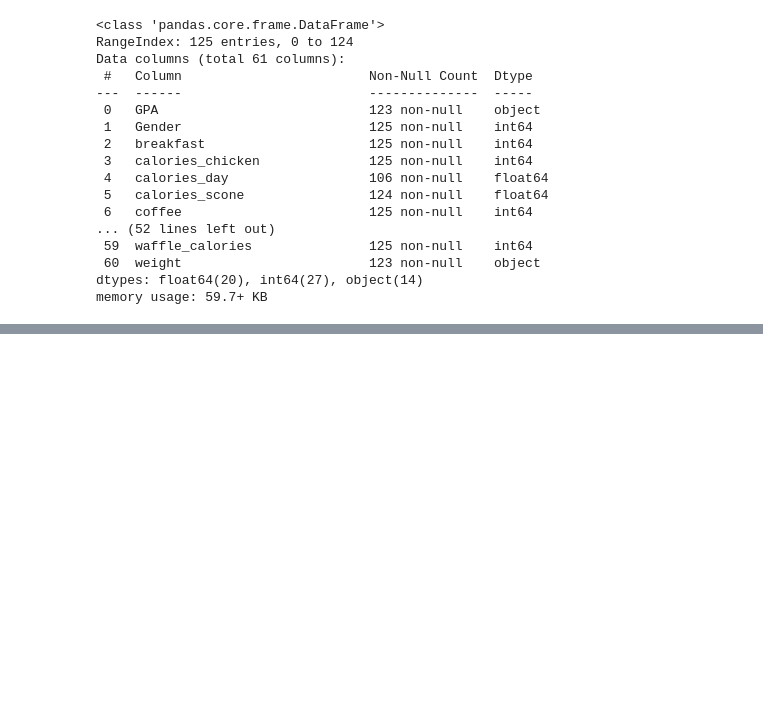
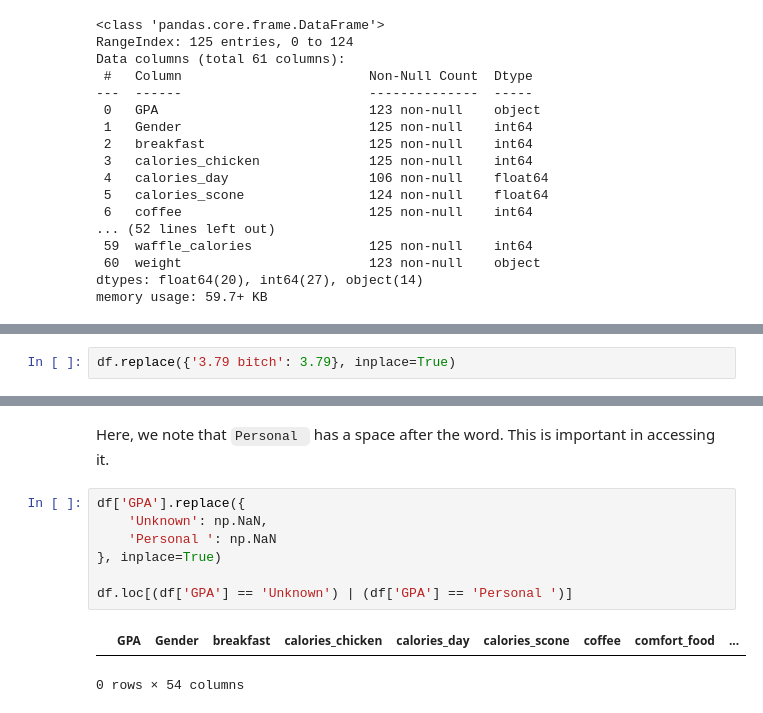
Before and after one commit to NeilQue/csci113_lab2_preprocessing, a Jupyter notebook: Data_Preprocessing.ipynb, the cells around one changed output, grey strips where cells are left out. Cells and saved outputs as stored; diff of their text form; blank space fills up the shorter version.

```diff
--- a/Data_Preprocessing.ipynb
+++ b/Data_Preprocessing.ipynb
@@ -60,0 +165,2 @@ memory usage: 59.7+ KB
+# %%
+df.replace({'3.79 bitch': 3.79}, inplace=True)
@@ -60,0 +173,12 @@ memory usage: 59.7+ KB
+# %% [markdown]
+Here, we note that `Personal ` has a space after the word. This is important in accessing it.
+# %%
+df['GPA'].replace({
+    'Unknown': np.NaN,
+    'Personal ': np.NaN
+}, inplace=True)
+
+df.loc[(df['GPA'] == 'Unknown') | (df['GPA'] == 'Personal ')]
+# %% [output]
+|  | GPA | Gender | breakfast | calories_chicken | calories_day | calories_scone | coffee | comfort_food | ... |
+0 rows × 54 columns
```
Also changed, not shown: parts of 22 cells of this notebook.
